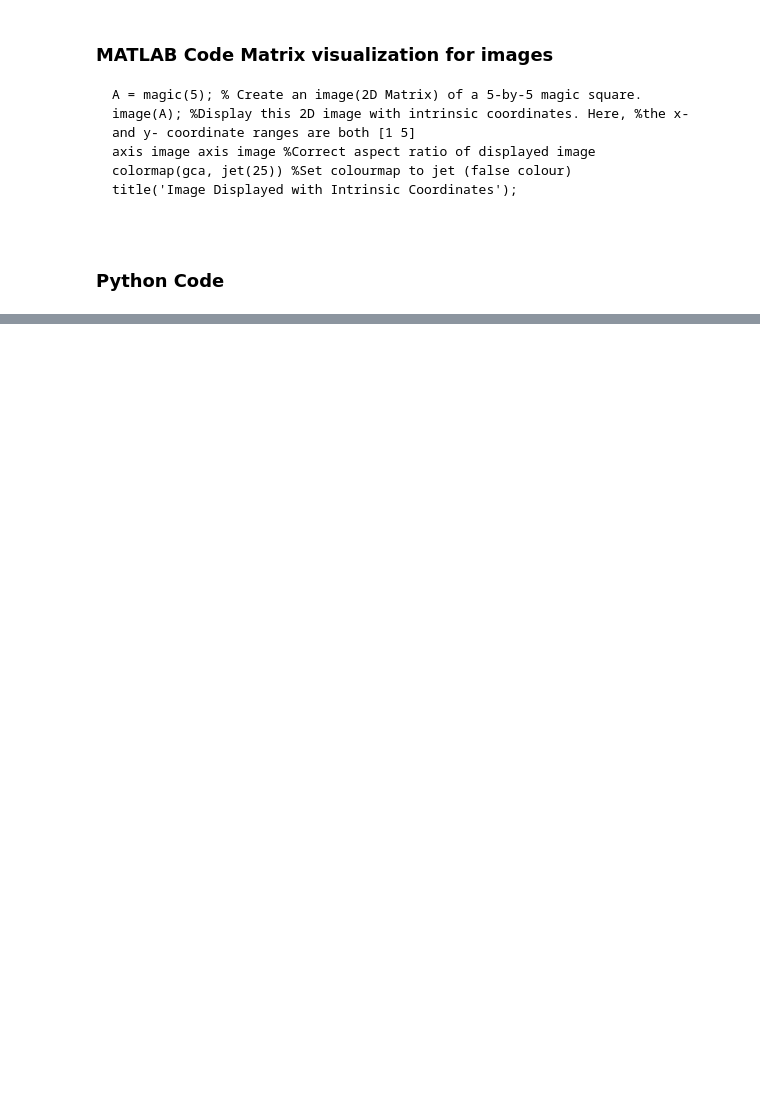
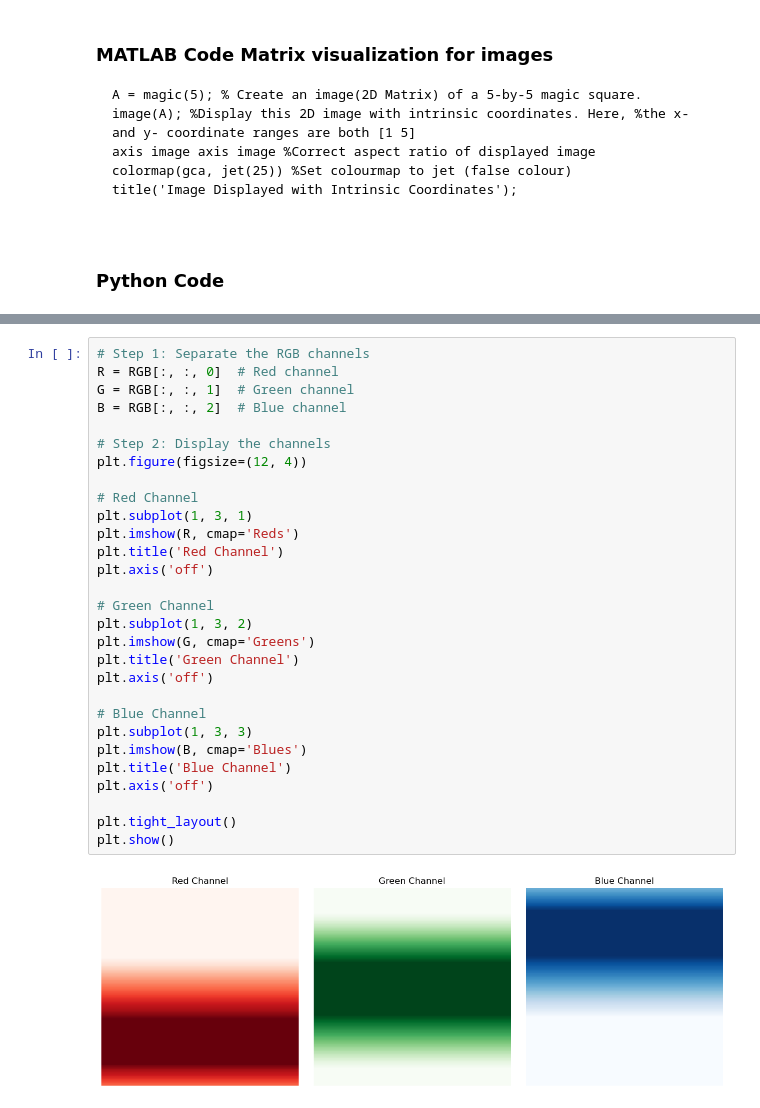
Before and after one commit to Muzammillcoste/CV-Labs-CIS, a Jupyter notebook: Lab_1.ipynb, the cells around one changed output, grey strips where cells are left out. Drawn from its saved outputs; the diff is of its cells as text; blank space fills up the shorter version.

```diff
--- a/Lab_1.ipynb
+++ b/Lab_1.ipynb
@@ -113,0 +203,31 @@ plt.show()
+# %%
+# Step 1: Separate the RGB channels
+R = RGB[:, :, 0]  # Red channel
+G = RGB[:, :, 1]  # Green channel
+B = RGB[:, :, 2]  # Blue channel
+
+# Step 2: Display the channels
+plt.figure(figsize=(12, 4))
+
+# Red Channel
+plt.subplot(1, 3, 1)
+plt.imshow(R, cmap='Reds')
+plt.title('Red Channel')
+plt.axis('off')
+
+# Green Channel
+plt.subplot(1, 3, 2)
+plt.imshow(G, cmap='Greens')
+plt.title('Green Channel')
+plt.axis('off')
+
+# Blue Channel
+plt.subplot(1, 3, 3)
+plt.imshow(B, cmap='Blues')
+plt.title('Blue Channel')
+plt.axis('off')
+
+plt.tight_layout()
+plt.show()
+# %% [output]
+[figure, added]
```
Also changed, not shown: parts of 15 cells of this notebook, 1 other file.
